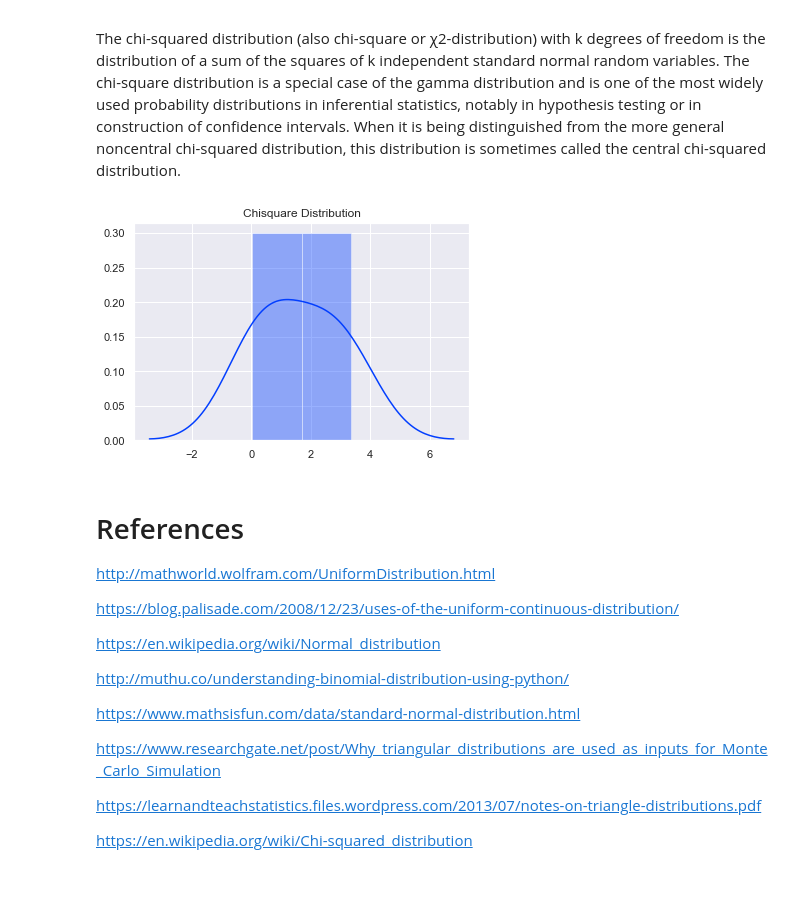
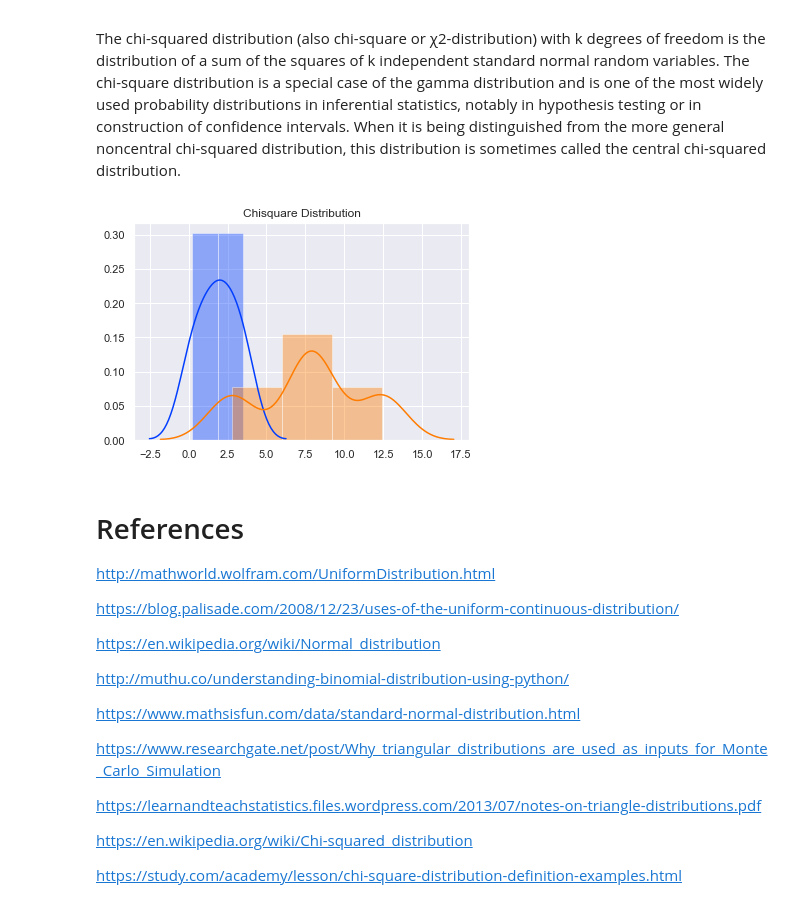
Before and after one commit to RitRa/Numpy_random, a Jupyter notebook: Distributions.ipynb, the cells around one changed output. Drawn from its saved outputs; the diff is of its cells as text; code cells hidden in the pictures.

Commit message:
distributions and readme updated

```diff
--- a/Distributions.ipynb
+++ b/Distributions.ipynb
@@ -161,13 +165,16 @@ The chi-squared distribution (also chi-square or χ2-distribution) with k degree
 # %%
 p = np.random.chisquare(2,4)
 
+z = np.random.chisquare(8,4)
+
 sns.distplot(p)
+sns.distplot(z)
 
 plt.title('Chisquare Distribution')
 
 plt.show()
 # %% [output]
-[figure, old version]
+[figure, new version]
 # %% [markdown]
 # References
 
@@ -187,3 +194,5 @@ https://www.researchgate.net/post/Why_triangular_distributions_are_used_as_input
 https://learnandteachstatistics.files.wordpress.com/2013/07/notes-on-triangle-distributions.pdf
 
 https://en.wikipedia.org/wiki/Chi-squared_distribution
+
+https://study.com/academy/lesson/chi-square-distribution-definition-examples.html
```
Also changed, not shown: parts of 9 cells of this notebook, 2 other files.
